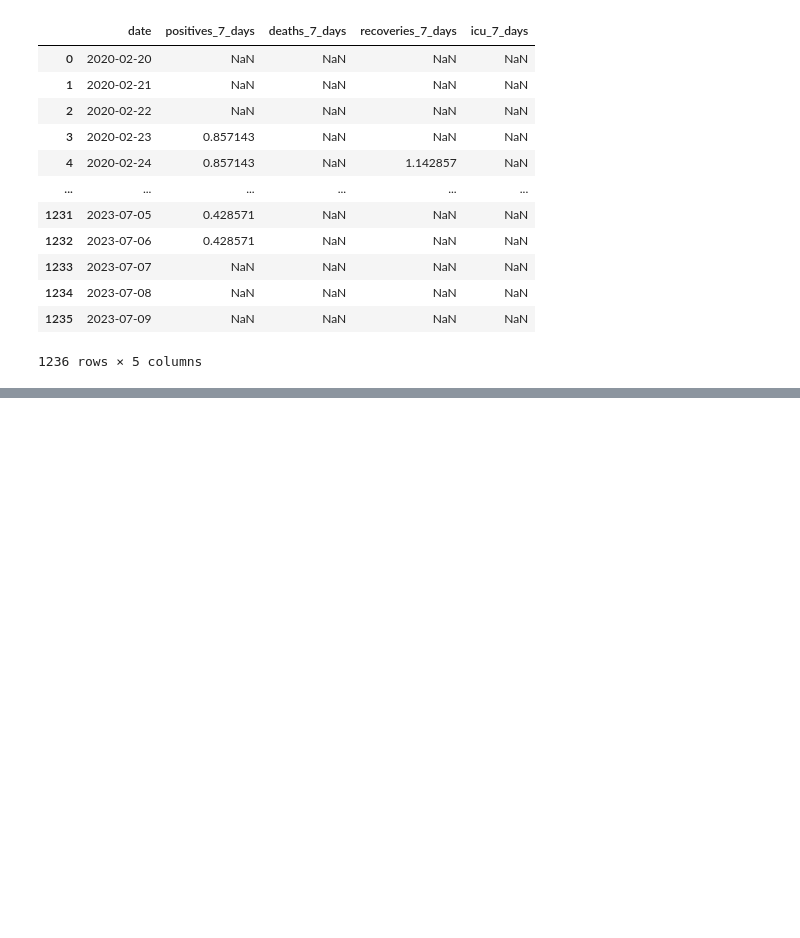
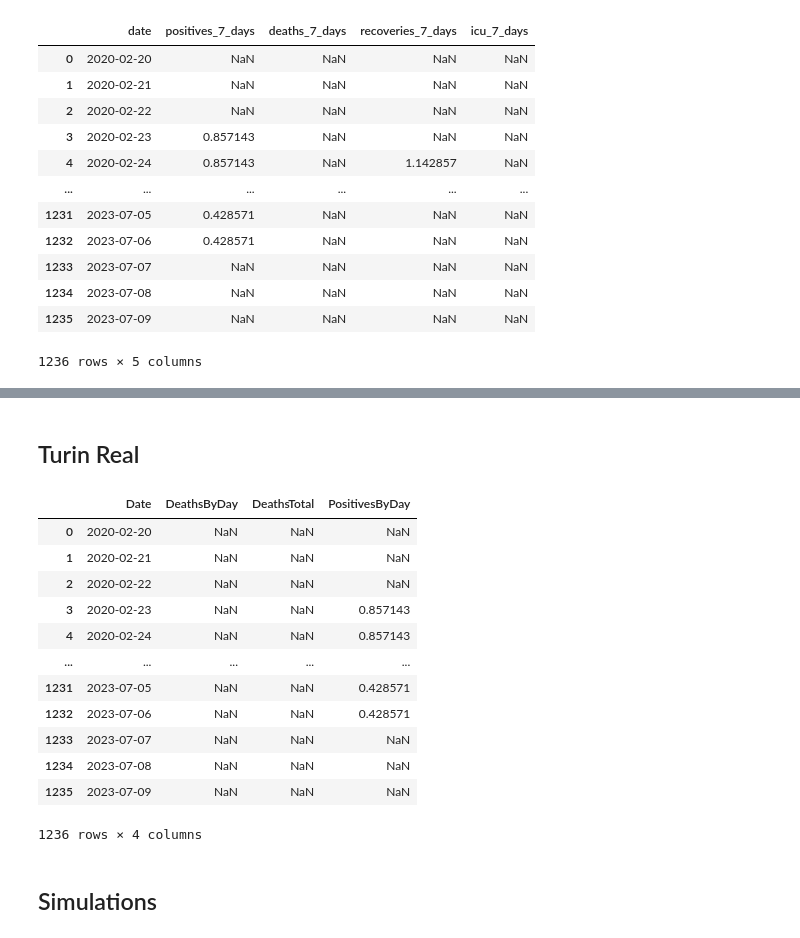
Before and after one commit to CGVGroup/abm-data-analysis, a Jupyter notebook: notebooks/abm-covid.ipynb, the cells around one changed output, grey strips where cells are left out. Saved outputs shown, nothing was run; the diff lists cells and outputs as text; code cells hidden in the pictures; blank space fills up the shorter version.

```diff
--- a/notebooks/abm-covid.ipynb
+++ b/notebooks/abm-covid.ipynb
@@ -64,0 +110,34 @@ turin_real
+# %%
+shared_column_names = ['Date', 'DeathsByDay', 'DeathsTotal' ,'PositivesByDay']
+
+use_moving_average = True
+# %% [markdown]
+## Turin Real
+# %%
+turin_data = pd.DataFrame(columns=shared_column_names)
+
+#turin_data['Date'] = turin_real['date'].apply(lambda x: datetime.strptime(x, '%Y-%m-%d'))
+turin_data['Date'] = pd.date_range(start=turin_real['date'][0], periods=len(turin_real))
+
+turin_data['DeathsByDay'] = turin_real['deaths_7_days']
+turin_data['DeathsTotal'] = turin_data['DeathsByDay'].cumsum()
+
+turin_data['PositivesByDay'] = turin_real['positives_7_days']
+
+turin_data
+# %% [output]
+|  | Date | DeathsByDay | DeathsTotal | PositivesByDay |
+| 0 | 2020-02-20 | NaN | NaN | NaN |
+| 1 | 2020-02-21 | NaN | NaN | NaN |
+| 2 | 2020-02-22 | NaN | NaN | NaN |
+| 3 | 2020-02-23 | NaN | NaN | 0.857143 |
+| 4 | 2020-02-24 | NaN | NaN | 0.857143 |
+| ... | ... | ... | ... | ... |
+| 1231 | 2023-07-05 | NaN | NaN | 0.428571 |
+| 1232 | 2023-07-06 | NaN | NaN | 0.428571 |
+| 1233 | 2023-07-07 | NaN | NaN | NaN |
+| 1234 | 2023-07-08 | NaN | NaN | NaN |
+| 1235 | 2023-07-09 | NaN | NaN | NaN |
+1236 rows × 4 columns
+# %% [markdown]
+## Simulations
```
Also changed, not shown: parts of 16 cells of this notebook, 5 other files.
